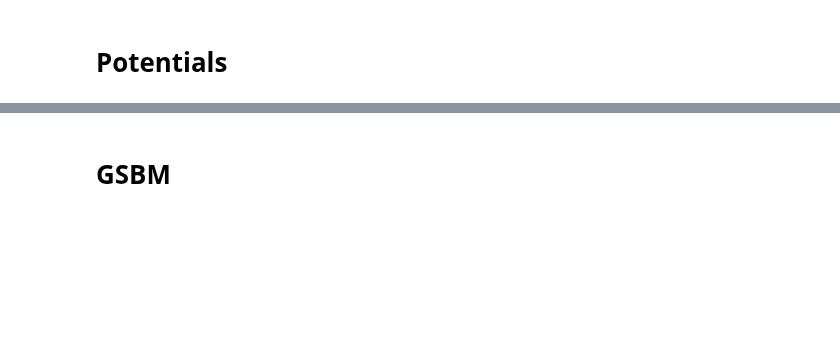
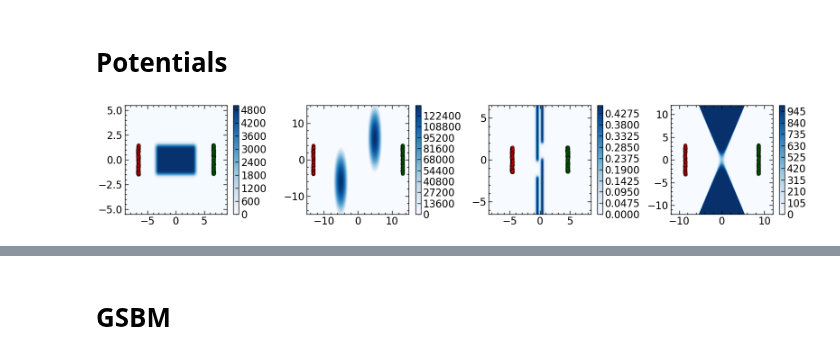
Before and after one commit to skylooop/ott, a Jupyter notebook: docs/tutorials/neural/500_NOCC.ipynb, the cells around one changed output, grey strips where cells are left out. Drawn from its saved outputs; the diff is of its cells as text; code cells hidden in the pictures; blank space fills up the shorter version.

```diff
--- a/docs/tutorials/neural/500_NOCC.ipynb
+++ b/docs/tutorials/neural/500_NOCC.ipynb
@@ -48,37 +36,51 @@ plot_params_tgt = {
 # %%
+plot_params_src = {
+        "edgecolors": "black",
+        "color": "red",
+        "alpha": 0.35
+    }
+
+plot_params_tgt = {
+    "edgecolors": "black",
+    "color": "green",
+    "alpha": 0.35
+}
+
 potentials = [BoxPotential, SlitPotential, BabyMazePotential, VNeck_Potential]
 
 x = jnp.linspace(-2.5, 2.5, 100)
 fig, axs = plt.subplots(nrows=1, ncols=4, sharex=False, sharey=False, figsize=(16, 3))
 
 key = GLOBAL_KEY
 for i, ax in enumerate(axs.flatten()):
     potential = potentials[i]()
-    fig, ax = plot_potential(potential=potential, ax=axs[i])
+    fig, ax = plot_potential(potential=potential, ax=axs[i], invert_sign=True)
     key = jax.random.fold_in(key, i)
     key, sample_key = jax.random.split(key, 2)
 
     if isinstance(potential, BoxPotential):
         source_data, target_data = potential.get_samples(size=256)
         axs[i].scatter(source_data[:,0], source_data[:, 1], s=20, **plot_params_src)
         axs[i].scatter(target_data[:, 0], target_data[:, 1], s=20, **plot_params_tgt)
 
     elif isinstance(potential, VNeck_Potential):
         source_data, target_data = potential.get_samples(size=256, key=sample_key)
         axs[i].scatter(source_data[:,0], source_data[:, 1], s=20, **plot_params_src)
         axs[i].scatter(target_data[:, 0], target_data[:, 1], s=20, **plot_params_tgt)
 
     elif isinstance(potential, BabyMazePotential):
         source_data, target_data = potential.get_samples(size=256, key=sample_key)
         axs[i].scatter(source_data[:,0], source_data[:, 1], s=20, **plot_params_src)
         axs[i].scatter(target_data[:, 0], target_data[:, 1], s=20, **plot_params_tgt)
 
     elif isinstance(potential, SlitPotential):
         source_data, target_data = potential.get_samples(size=256, key=sample_key)
         axs[i].scatter(source_data[:,0], source_data[:, 1], s=20, **plot_params_src)
         axs[i].scatter(target_data[:, 0], target_data[:, 1], s=20, **plot_params_tgt)
 
 plt.tight_layout()
+# %% [output]
+[figure, added]
 # %%
 box_potential = BoxPotential()
 source_data, target_data = box_potential.get_samples(size=256)
```
Also changed, not shown: parts of 4 cells of this notebook, 2 other files.
